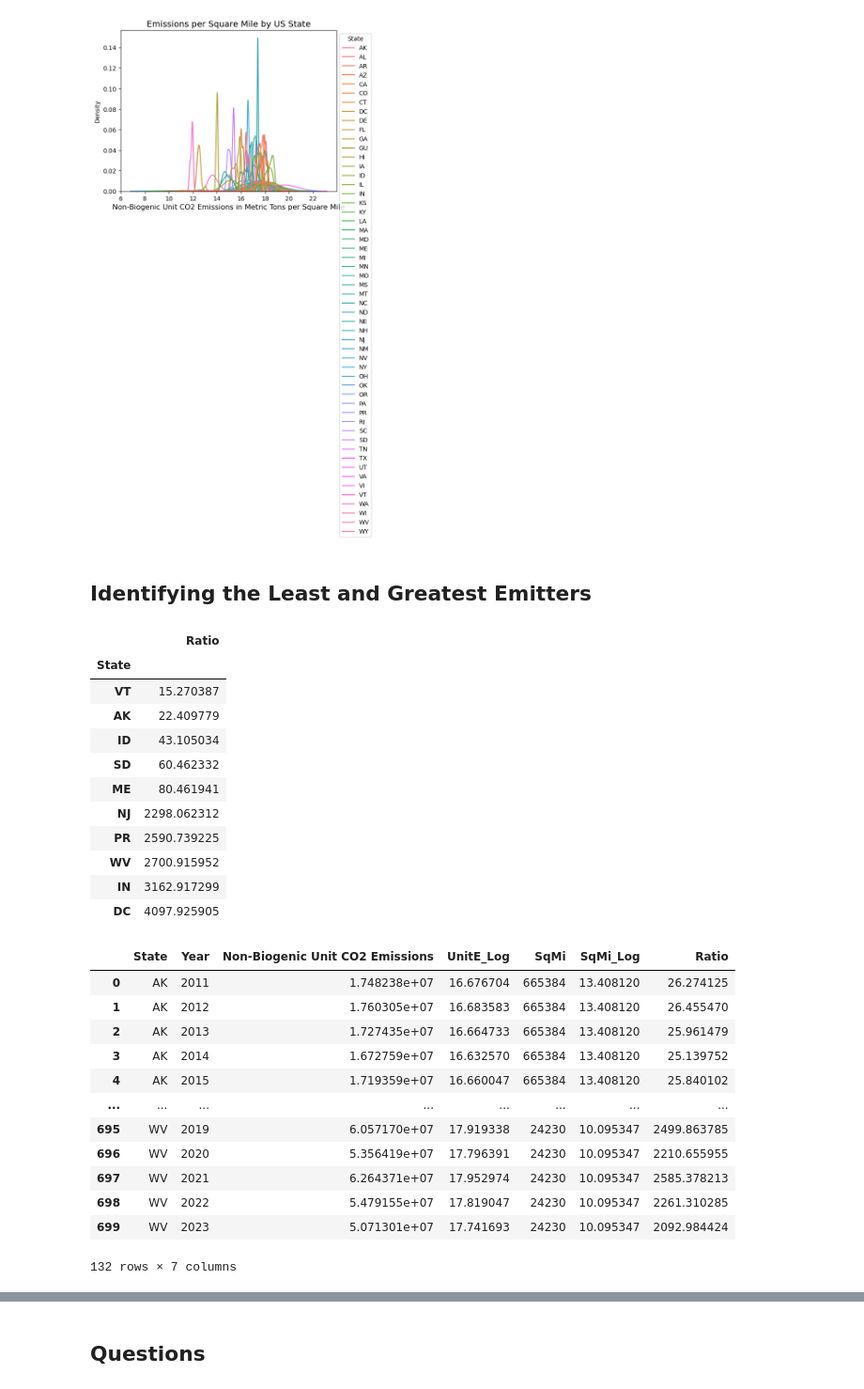
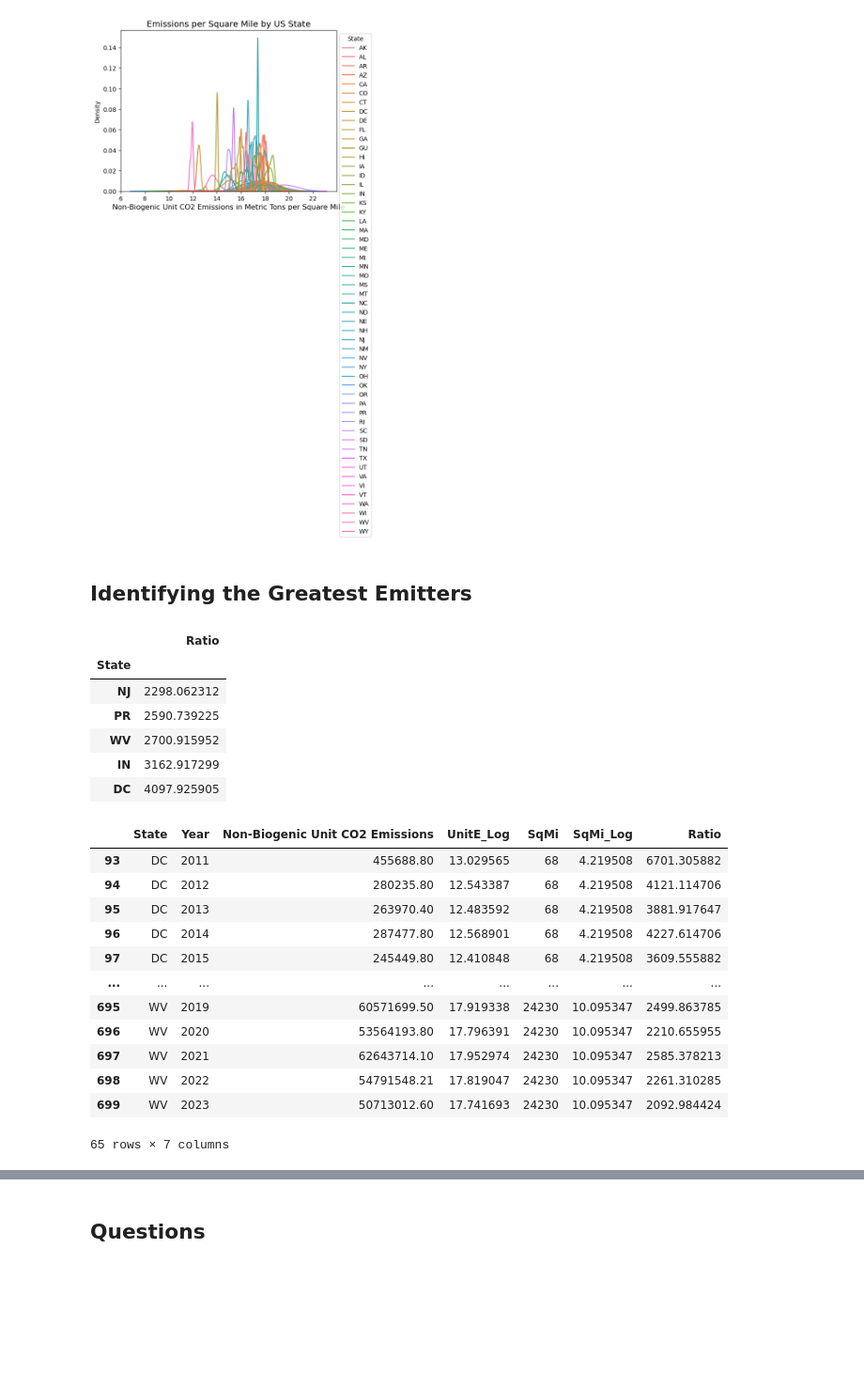
Before and after one commit to caroline-kranefuss/us_facilities_emissions, a Jupyter notebook: questions_3_4.ipynb, the cells around one changed output, grey strips where cells are left out. Shown at 94% size. Cells and saved outputs as stored; diff of their text form; code cells hidden in the pictures; blank space fills up the shorter version.

```diff
--- a/questions_3_4.ipynb
+++ b/questions_3_4.ipynb
@@ -237,50 +237,41 @@ ax.set_title("Emissions per Square Mile by US State", fontsize=14)
 Text(0.5, 1.0, 'Emissions per Square Mile by US State')
 [figure]
 # %% [markdown]
-## Identifying the Least and Greatest Emitters
+## Identifying the Greatest Emitters
 # %%
 # What is the average emission ratio over the years?
 merged_avg = merged.groupby('State').agg({'Ratio':'mean'}).sort_values(by='Ratio')
 
 # What are the 5 first (lowest) and 5 last (highest) emitters per area?
-merged_extreme = pd.concat([merged_avg.head(), merged_avg.tail()])
-# Flatten the df
-if merged_extreme.columns.nlevels > 1:
-        # Drop the top level (level 0). This is the key step to flattening.
-        merged_extreme.columns = merged_extreme.columns.droplevel(level=0)
+merged_extreme =  merged_avg.tail()
 merged_extreme
 # %% [output]
 |  | Ratio |
 | State |  |
-| VT | 15.270387 |
-| AK | 22.409779 |
-| ID | 43.105034 |
-| SD | 60.462332 |
-| ME | 80.461941 |
 | NJ | 2298.062312 |
 | PR | 2590.739225 |
 | WV | 2700.915952 |
 | IN | 3162.917299 |
 | DC | 4097.925905 |
 # %%
-states_to_select = ['VT', 'AK', 'ID', 'SD', 'ME', 'NJ', 'PR', 'WV', 'IN', 'DC']
+states_to_select = ['NJ', 'PR', 'WV', 'IN', 'DC']
 filter_mask = merged['State'].isin(states_to_select)
 selected_states = merged[filter_mask]
 selected_states
 # %% [output]
 |  | State | Year | Non-Biogenic Unit CO2 Emissions | UnitE_Log | SqMi | SqMi_Log | Ratio |
-| 0 | AK | 2011 | 1.748238e+07 | 16.676704 | 665384 | 13.408120 | 26.274125 |
-| 1 | AK | 2012 | 1.760305e+07 | 16.683583 | 665384 | 13.408120 | 26.455470 |
-| 2 | AK | 2013 | 1.727435e+07 | 16.664733 | 665384 | 13.408120 | 25.961479 |
-| 3 | AK | 2014 | 1.672759e+07 | 16.632570 | 665384 | 13.408120 | 25.139752 |
-| 4 | AK | 2015 | 1.719359e+07 | 16.660047 | 665384 | 13.408120 | 25.840102 |
+| 93 | DC | 2011 | 455688.80 | 13.029565 | 68 | 4.219508 | 6701.305882 |
+| 94 | DC | 2012 | 280235.80 | 12.543387 | 68 | 4.219508 | 4121.114706 |
+| 95 | DC | 2013 | 263970.40 | 12.483592 | 68 | 4.219508 | 3881.917647 |
+| 96 | DC | 2014 | 287477.80 | 12.568901 | 68 | 4.219508 | 4227.614706 |
+| 97 | DC | 2015 | 245449.80 | 12.410848 | 68 | 4.219508 | 3609.555882 |
 | ... | ... | ... | ... | ... | ... | ... | ... |
-| 695 | WV | 2019 | 6.057170e+07 | 17.919338 | 24230 | 10.095347 | 2499.863785 |
-| 696 | WV | 2020 | 5.356419e+07 | 17.796391 | 24230 | 10.095347 | 2210.655955 |
-| 697 | WV | 2021 | 6.264371e+07 | 17.952974 | 24230 | 10.095347 | 2585.378213 |
-| 698 | WV | 2022 | 5.479155e+07 | 17.819047 | 24230 | 10.095347 | 2261.310285 |
-| 699 | WV | 2023 | 5.071301e+07 | 17.741693 | 24230 | 10.095347 | 2092.984424 |
+| 695 | WV | 2019 | 60571699.50 | 17.919338 | 24230 | 10.095347 | 2499.863785 |
+| 696 | WV | 2020 | 53564193.80 | 17.796391 | 24230 | 10.095347 | 2210.655955 |
+| 697 | WV | 2021 | 62643714.10 | 17.952974 | 24230 | 10.095347 | 2585.378213 |
+| 698 | WV | 2022 | 54791548.21 | 17.819047 | 24230 | 10.095347 | 2261.310285 |
+| 699 | WV | 2023 | 50713012.60 | 17.741693 | 24230 | 10.095347 | 2092.984424 |
-132 rows × 7 columns
+65 rows × 7 columns
 # %%
 # ECDF of low and high ratios
 
```
Also changed, not shown: parts of 2 cells of this notebook.
